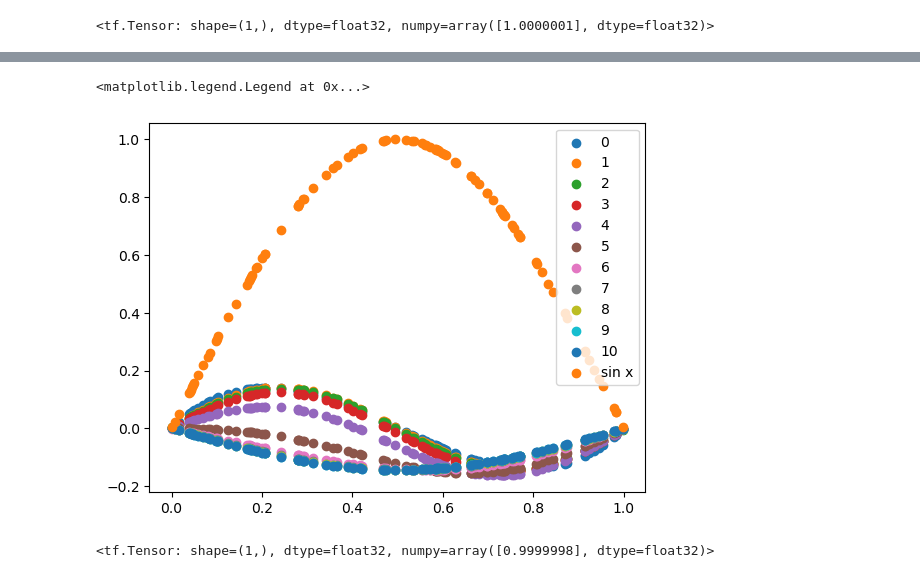
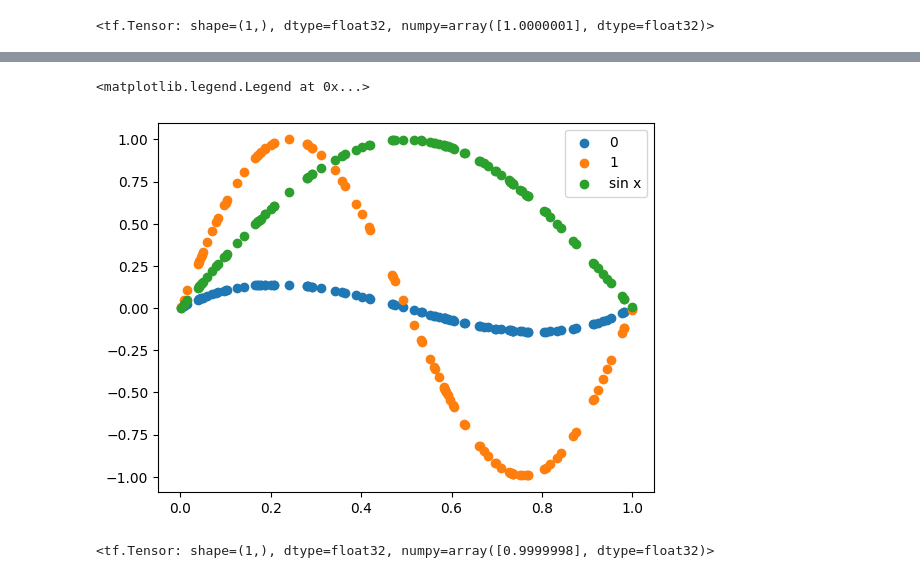
Before and after one commit to harryyudha7/thesis, a Jupyter notebook: evp_standard.ipynb, the cells around one changed output, grey strips where cells are left out. Saved outputs shown, nothing was run; the diff lists cells and outputs as text; code cells hidden in the pictures.

```diff
--- a/evp_standard.ipynb
+++ b/evp_standard.ipynb
@@ -193,11 +193,11 @@ def norm2(x):
 # Number of training epochs
 N = 5000
 
-lamda0 = 15
+lamda0 = 5
 def base_model(x):
     return 25*x*(x-1)*(x-0.5)
 y0 = base_model(X_r)
-y0 = y0/norm2(y0)
+# y0 = y0/norm2(y0)
 arr_lamda = [lamda0]
 arr_y = [y0]
 
@@ -233,12 +233,12 @@ for j in range(20):
         arg_norm_phi = newton_method(model, x0, 1e-3)
         norm_phi = model(arg_norm_phi)
         norm_phi = sign*norm_phi[0,0].numpy()
-        norm_phi = norm2(phi_est)
+        # norm_phi = norm2(phi_est)
         arr_y.append(phi_est/norm_phi)
         correction = sum(arr_y[-2]*arr_y[-1])/sum(arr_y[-1]*arr_y[-1])
         correction = correction[0].numpy()
-        arr_lamda.append(arr_lamda[-1]/1)
-        # arr_lamda[-1] = arr_lamda[-1].astype('float32')
+        arr_lamda.append(arr_lamda[-1]/norm_phi)
+        arr_lamda[-1] = arr_lamda[-1].astype('float32')
         print('lamda-', j,': ', arr_lamda[-1]/correction)
         print('norm phi: ', norm_phi)
         print('correction: ', correction)
@@ -274,18 +284,18 @@ norm2(y0/norm2(y0))
 # %%
 import matplotlib.pyplot as plt
 arr_x = tf.linspace(0,1,100)
 y_pred = model(arr_x)
 legend = []
-for i in range(len(arr_y)-10):
+for i in range(len(arr_y)):
     plt.scatter(X_r,arr_y[i])
     legend.append(str(i))
 
 plt.scatter(X_r, tf.sin(pi*X_r))
 legend.append('sin x')
 plt.legend(legend)
 # %% [output]
 <matplotlib.legend.Legend at 0x...>
-[figure, old version]
+[figure, new version]
 # %%
 norm2(arr_y[-3])
 # %% [output]
```
Also changed, not shown: parts of 2 cells of this notebook, 19 other files.
